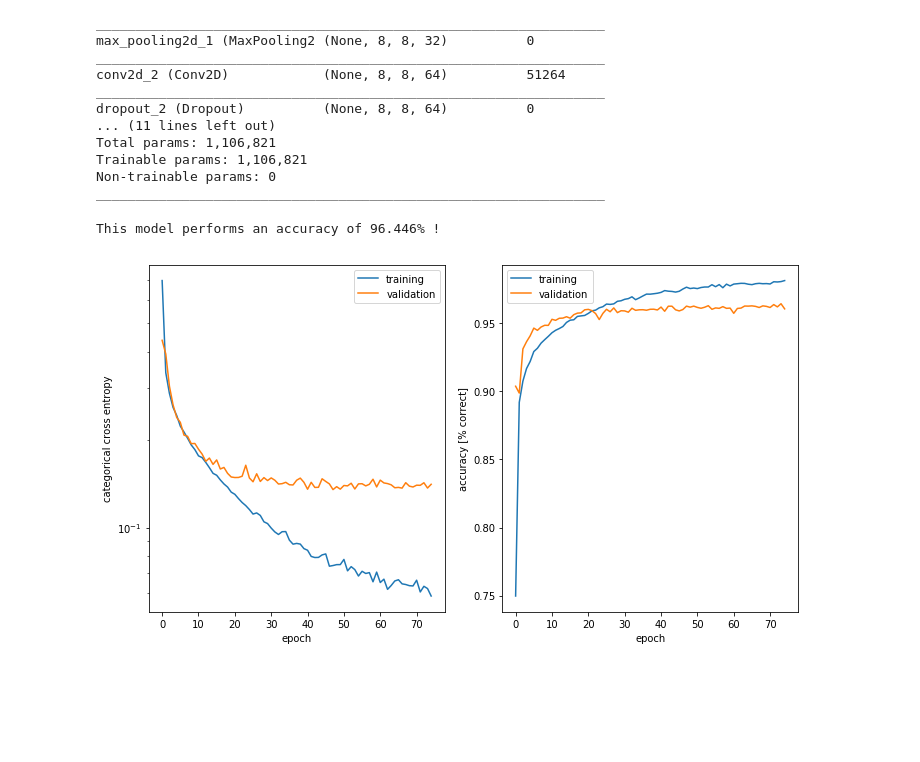
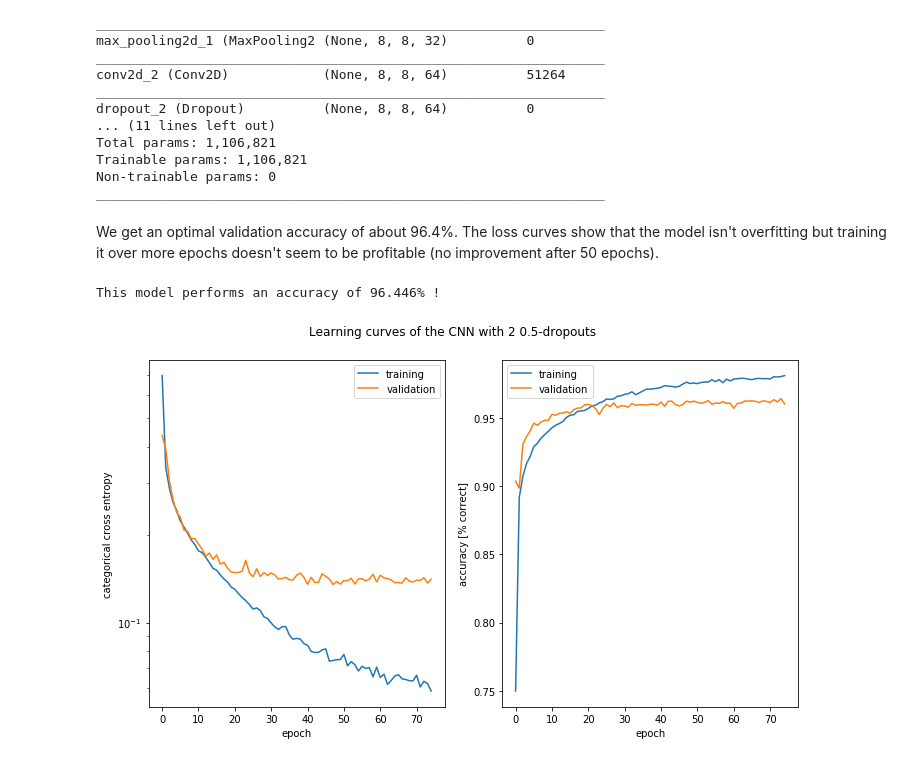
Before and after one commit to SSappy/ANN-Project-1, a Jupyter notebook: miniproject1.ipynb, the cells around one changed output. Cells and saved outputs as stored; diff of their text form; code cells hidden in the pictures; blank space fills up the shorter version.

```diff
--- a/miniproject1.ipynb
+++ b/miniproject1.ipynb
@@ -126,10 +126,10 @@ def prepare_standardplot(title, xlabel):
 def finalize_standardplot(fig, ax1, ax2):
     ax1handles, ax1labels = ax1.get_legend_handles_labels()
     if len(ax1labels) > 0:
-        ax1.legend(ax1handles, ax1labels)
+        ax1.legend(ax1handles, ax1labels, loc='best')
     ax2handles, ax2labels = ax2.get_legend_handles_labels()
     if len(ax2labels) > 0:
-        ax2.legend(ax2handles, ax2labels)
+        ax2.legend(ax2handles, ax2labels, loc='best')
     fig.tight_layout()
     plt.subplots_adjust(top=0.9)
 
@@ -252,13 +252,22 @@ def load_obj(name):
         return pickle.load(f)
 
 def save_history(history, name):
+    """
+    Save an history (as a dict object).
+    """
     to_save = history.history
     save_obj(to_save, name)
 
 def load_history(name):
+    """
+    Load a saved history (dict object).
+    """
     return load_obj(name)
 
 def plot_dict_history(history, title):
+    """
+    Same as plot_history but directly uses a dictionary instead.
+    """
     fig, ax1, ax2 = prepare_standardplot(title, 'epoch')
     ax1.plot(history['loss'], label = "training")
     ax1.plot(history['val_loss'], label = "validation")
@@ -268,6 +277,9 @@ def plot_dict_history(history, title):
     return fig
 
 def plot_dict_histories(history1, history2, title1, title2):
+    """
+    Plots two histories on the same graph.
+    """
     fig, ax1, ax2 = prepare_standardplot(title1 + ' versus ' + title2, 'epoch')
     ax1.plot(history1['loss'], label = "training "+title1)
     ax1.plot(history1['val_loss'], label = "validation " +title1)
@@ -2235,12 +2292,14 @@ history = model.fit(x_train_reshaped, y_train_reshaped,
 Saving the history. /!\ Do not run it unless you want to override it.
 """
 save_history(history, 'ex7_base_dropout0_5')
+# %% [markdown]
+We get an optimal validation accuracy of about 96.4%. The loss curves show that the model isn't overfitting but training it over more epochs doesn't seem to be profitable (no improvement after 50 epochs).
 # %%
 history = load_obj('ex7_base_dropout0_5')
 
-plot = plot_dict_history(history, '')
+plot = plot_dict_history(history, 'Learning curves of the CNN with 2 0.5-dropouts')
 
 print('This model performs an accuracy of {}% !'.format(np.round(100*np.max(history['val_acc']), 3)))
 # %% [output]
 This model performs an accuracy of 96.446% !
-[figure, old version]
+[figure, new version]
```
Also changed, not shown: parts of 33 cells of this notebook.
